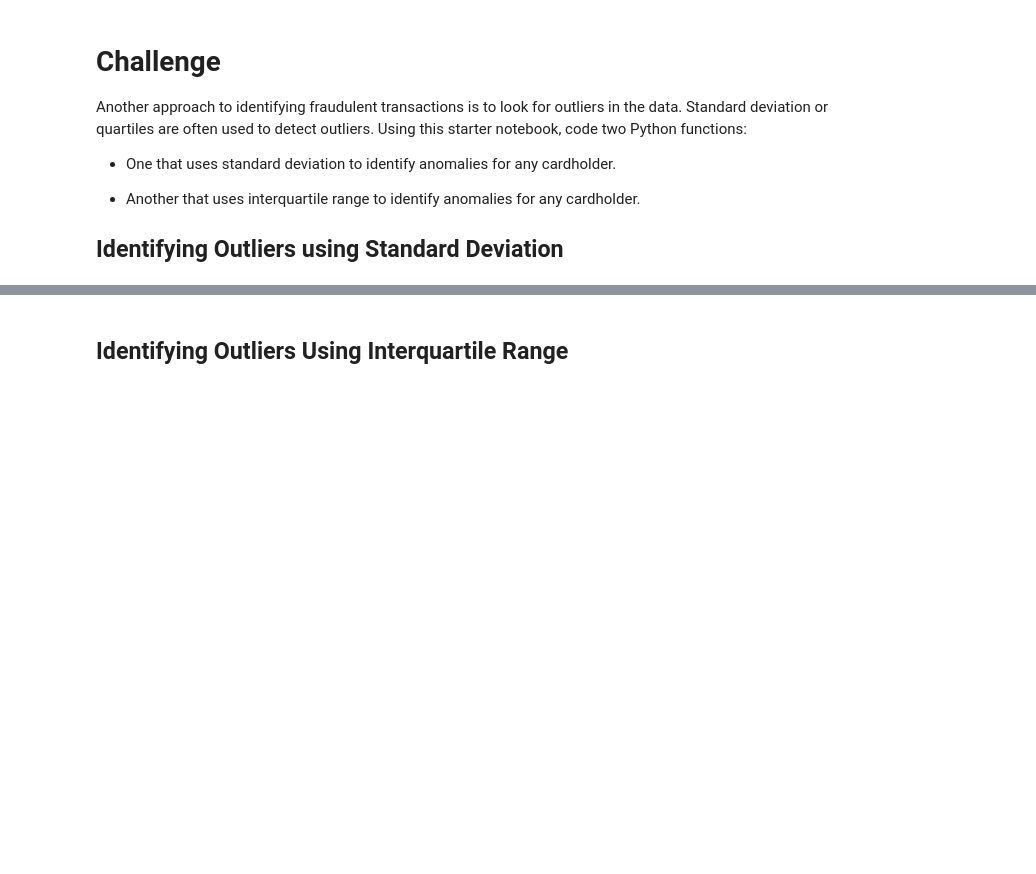
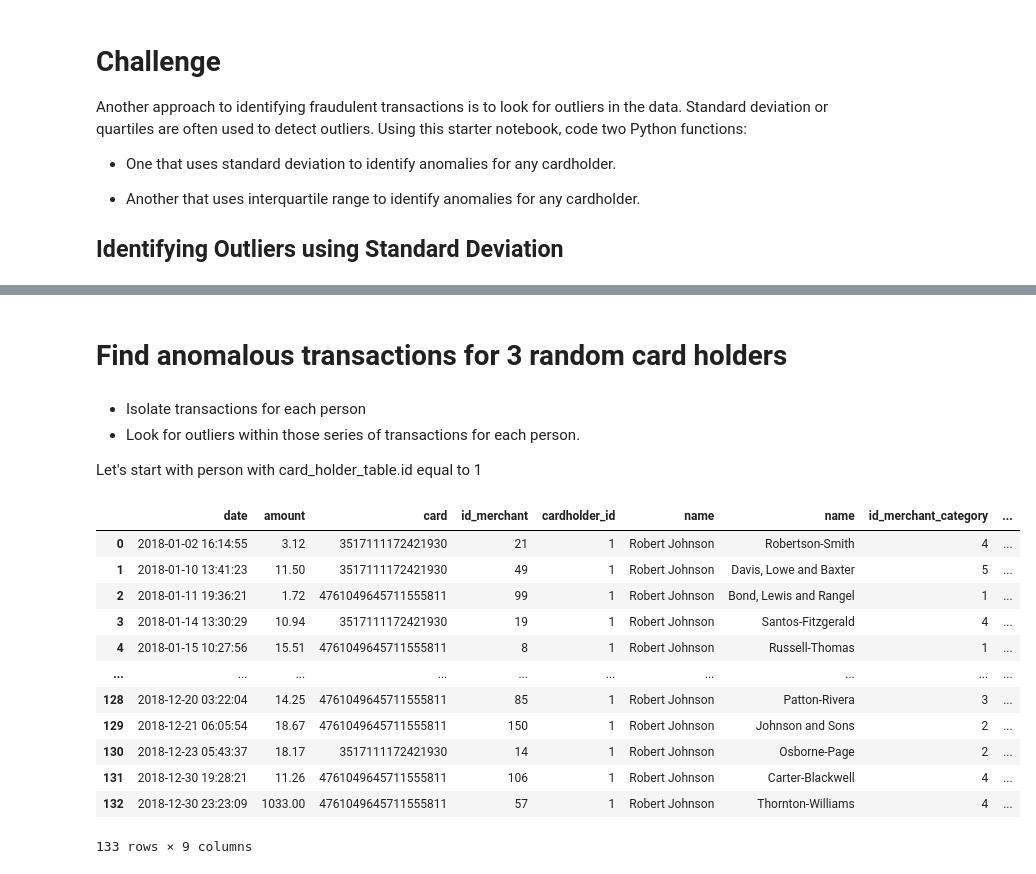
Before and after one commit to MontgomeryG/python-homework, a Jupyter notebook: Module 7 Challenge/Starter_Files/challenge.ipynb, the cells around one changed output, grey strips where cells are left out. Cells and saved outputs as stored; diff of their text form; code cells hidden in the pictures; blank space fills up the shorter version.

```diff
--- a/Module 7 Challenge/Starter_Files/challenge.ipynb
+++ b/Module 7 Challenge/Starter_Files/challenge.ipynb
@@ -16,4 +22,5 @@ import random
 from sqlalchemy import create_engine
 # %%
 # Create a connection to the database
-engine = create_engine("postgresql://postgres:postgres@localhost:5432/fraud_detection3")
+# Had to change password from "postgres" to "helloWorld"
+engine = create_engine("postgresql://postgres:helloWorld@localhost:5432/fraud_detection3")
@@ -24,2 +26,0 @@ engine = create_engine("postgresql://postgres:postgres@localhost:5432/fraud_dete
-# %% [markdown]
-## Identifying Outliers Using Interquartile Range
@@ -29,0 +27,36 @@ engine = create_engine("postgresql://postgres:postgres@localhost:5432/fraud_dete
+# %% [markdown]
+# Find anomalous transactions for 3 random card holders
+# %% [markdown]
+- Isolate transactions for each person
+- Look for outliers within those series of transactions for each person.
+
+Let's start with person with card_holder_table.id equal to 1
+# %%
+query2 = """
+SELECT transaction_table.date, transaction_table.amount, transaction_table.card, transaction_table.id_merchant,
+credit_card_table.cardholder_id, card_holder_table.name, merchant_table.name, merchant_table.id_merchant_category,
+merchant_category_table.name
+FROM transaction_table
+JOIN merchant_table ON transaction_table.id_merchant = merchant_table.id
+JOIN merchant_category_table ON merchant_table.id_merchant_category = merchant_category_table.id
+JOIN credit_card_table ON transaction_table.card = credit_card_table.card
+JOIN card_holder_table ON credit_card_table.cardholder_id = card_holder_table.id
+WHERE card_holder_table.id = 1;
+        """
+cc_holder_1_transactions = pd.read_sql(query2, engine)
+
+cc_holder_1_transactions
+# %% [output]
+|  | date | amount | card | id_merchant | cardholder_id | name | name | id_merchant_category | ... |
+| 0 | 2018-01-02 16:14:55 | 3.12 | 3517111172421930 | 21 | 1 | Robert Johnson | Robertson-Smith | 4 | ... |
+| 1 | 2018-01-10 13:41:23 | 11.50 | 3517111172421930 | 49 | 1 | Robert Johnson | Davis, Lowe and Baxter | 5 | ... |
+| 2 | 2018-01-11 19:36:21 | 1.72 | 4761049645711555811 | 99 | 1 | Robert Johnson | Bond, Lewis and Rangel | 1 | ... |
+| 3 | 2018-01-14 13:30:29 | 10.94 | 3517111172421930 | 19 | 1 | Robert Johnson | Santos-Fitzgerald | 4 | ... |
+| 4 | 2018-01-15 10:27:56 | 15.51 | 4761049645711555811 | 8 | 1 | Robert Johnson | Russell-Thomas | 1 | ... |
+| ... | ... | ... | ... | ... | ... | ... | ... | ... | ... |
+| 128 | 2018-12-20 03:22:04 | 14.25 | 4761049645711555811 | 85 | 1 | Robert Johnson | Patton-Rivera | 3 | ... |
+| 129 | 2018-12-21 06:05:54 | 18.67 | 4761049645711555811 | 150 | 1 | Robert Johnson | Johnson and Sons | 2 | ... |
+| 130 | 2018-12-23 05:43:37 | 18.17 | 3517111172421930 | 14 | 1 | Robert Johnson | Osborne-Page | 2 | ... |
+| 131 | 2018-12-30 19:28:21 | 11.26 | 4761049645711555811 | 106 | 1 | Robert Johnson | Carter-Blackwell | 4 | ... |
+| 132 | 2018-12-30 23:23:09 | 1033.00 | 4761049645711555811 | 57 | 1 | Robert Johnson | Thornton-Williams | 4 | ... |
+133 rows × 9 columns
```
Also changed, not shown: parts of 43 cells of this notebook, 3 other files.
